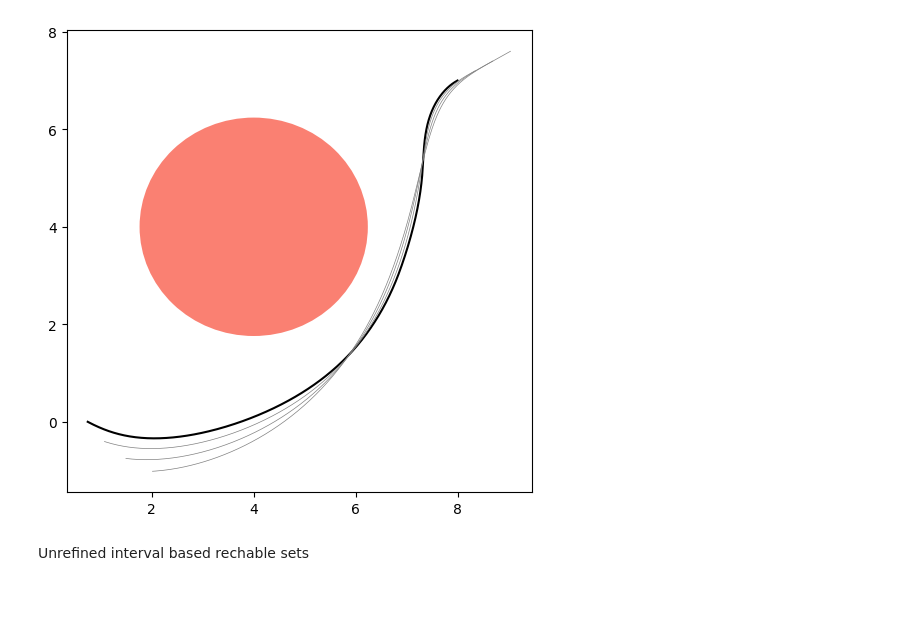
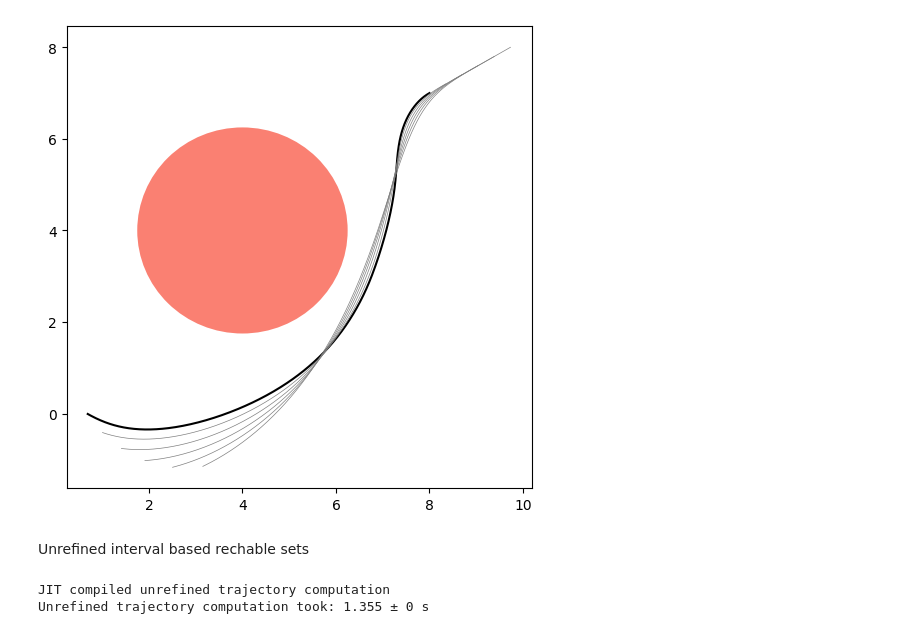
Before and after one commit to gtfactslab/immrax, a Jupyter notebook: examples/auxillary_vars/platoon.ipynb, the cells around one changed output. Saved outputs shown, nothing was run; the diff lists cells and outputs as text; code cells hidden in the pictures; blank space fills up the shorter version.

```diff
--- a/examples/auxillary_vars/platoon.ipynb
+++ b/examples/auxillary_vars/platoon.ipynb
@@ -1,11 +1,13 @@
 # %%
 import immrax as irx
-from immrax.utils import gen_ics, draw_trajectory_2d, draw_refined_trajectory_2d
+from immrax.utils import (
+    gen_ics,
+    draw_trajectory_2d,
+    draw_refined_trajectory_2d,
+    run_times,
+)
 
 import jax
-
-# jax.config.update("jax_debug_nans", True)
-jax.config.update("jax_disable_jit", True)
 import jax.numpy as jnp
 from jaxtyping import Float, Array
 
@@ -23,14 +25,17 @@ dtdu = 10  # Number of integration time steps per control discretization
 x0 = onp.array([8, 7, -onp.sqrt(3), -1])
 
 # Platoon parameters
-num_agents = 4
+num_agents = 6
 displacement = 0.2 * jnp.array([jnp.sqrt(3), 1, 0, 0])
 x0_platoon = x0
 for i in range(1, num_agents):
     x0_platoon = jnp.concatenate((x0_platoon, x0 + i * displacement))
 
 
-# Disturbance parameters
+# Obstacle / disturbance parameters
+obstacle_center = (4, 4)
+obstacle_radius = 2.25
+obstacle_padding = 1.3
 w_nom = jnp.zeros(2 * num_agents)
 w_bounds = irx.icentpert(jnp.zeros(2 * num_agents), 1e-2 * jnp.ones(2 * num_agents))
 # %%
@@ -40,7 +45,6 @@ class VehicleControl:
         self.u_step = u_step
         self.euler_steps = euler_steps
         self.ulim = 5
-        self.constraint_padding = 1.33
 
         x = MX.sym("x", 4, 1)  # [px, py, vx, vy]
         u = MX.sym("u", 2, 1)  # [ax, ay]
@@ -92,8 +96,9 @@ class VehicleControl:
 
             # Obstacle constraints
             self.opti.subject_to(
-                (self.xx[0, n] - 4) ** 2 + (self.xx[1, n] - 4) ** 2
-                >= (2.25 * self.constraint_padding) ** 2 - self.slack[0, n]
+                (self.xx[0, n] - obstacle_center[0]) ** 2
+                + (self.xx[1, n] - obstacle_center[1]) ** 2
+                >= (obstacle_radius * obstacle_padding) ** 2 - self.slack[0, n]
             )
             # self.opti.subject_to(
             #     (self.xx[0, n] + 4) ** 2 + (self.xx[1, n] - 4) ** 2
@@ -231,18 +236,53 @@ traj = platoon.compute_trajectory(
 # %%
 fig = plt.figure(figsize=(6, 6))
 ax = plt.gca()
 
-circle = patches.Circle((4, 4), 2.25 - 1e-2, facecolor="salmon", label="Obstacle")
+circle = patches.Circle(
+    obstacle_center, obstacle_radius, facecolor="salmon", label="Obstacle"
+)
 ax.add_patch(circle)  # Obstacle
 
 # ax.plot(xs[:, 0], xs[:, 1], color="black", label="Nominal Trajectory")  # MPC trajectory
 ax.plot(
     traj.ys[:, 0], traj.ys[:, 1], color="black", label="Nominal Trajectory"
 )  # immrax nominal trajectory
 for i in range(1, num_agents):
     ax.plot(traj.ys[:, 4 * i], traj.ys[:, 4 * i + 1], color="gray", linewidth=0.5)
 # %% [output]
-[figure, old version]
+[figure, new version]
 # %% [markdown]
 Unrefined interval based rechable sets
+# %%
+def disturbance_int(t: float, x: Float[Array, "4*num_agents"]) -> irx.Interval:
+    return w_bounds
+
+
+x0_platoon_int = irx.i2ut(irx.interval(x0_platoon))
+platoon_int_unrefined = irx.natemb(platoon)
+platoon_int_unrefined.compute_trajectory(
+    t0,
+    du / dtdu,
+    x0_platoon_int,
+    (mpc_inputs, disturbance_int),
+    solver="euler",
+    dt=du / dtdu,
+)  # JIT compile
+print("JIT compiled unrefined trajectory computation")
+
+traj_int_unrefined, times = run_times(
+    1,
+    platoon_int_unrefined.compute_trajectory,
+    t0,
+    tf,
+    x0_platoon_int,
+    (mpc_inputs, disturbance_int),
+    solver="euler",
+    dt=du / dtdu,
+)
+print(
+    f"Unrefined trajectory computation took: {times.mean():.4g} ± {times.std():.4g} s"
+)
+# %% [output]
+JIT compiled unrefined trajectory computation
+Unrefined trajectory computation took: 1.355 ± 0 s
 # %%
```
Also changed, not shown: parts of 4 cells of this notebook, 1 other file.
